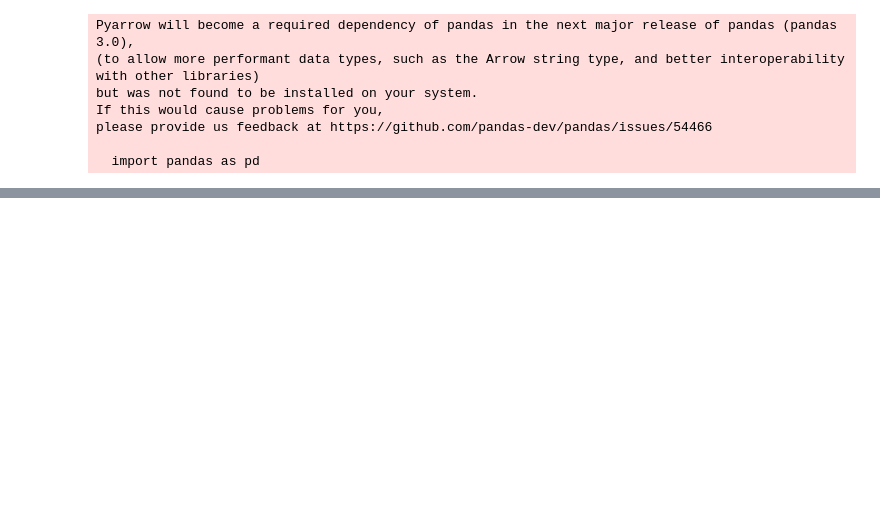
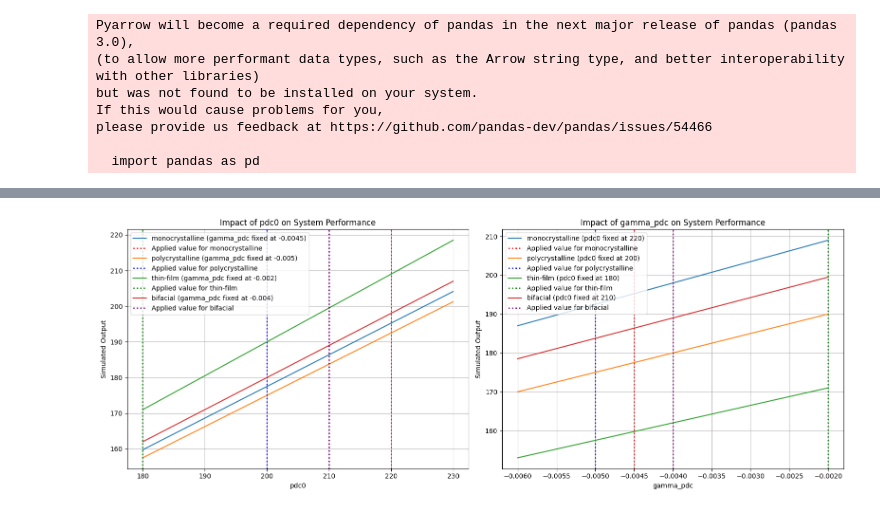
Before and after one commit to Tiburso/EnerVision, a Jupyter notebook: energy_prediction/sensitivity_analysis.ipynb, the cells around one changed output, grey strips where cells are left out. Cells and saved outputs as stored; diff of their text form; code cells hidden in the pictures; blank space fills up the shorter version.

```diff
--- a/energy_prediction/sensitivity_analysis.ipynb
+++ b/energy_prediction/sensitivity_analysis.ipynb
@@ -56,0 +98,61 @@ for module_type in module_types:
+# %%
+
+# Function to simulate system performance
+def simulate_system_performance(pdc0, gamma_pdc, panel_type, tilt, azimuth):
+    module_parameters = {'pdc0': pdc0, 'gamma_pdc': gamma_pdc}
+    mount = pvsystem.FixedMount(surface_tilt=tilt, surface_azimuth=azimuth)
+    array = pvsystem.Array(mount=mount, module_parameters=module_parameters,
+                           temperature_model_parameters=temperature.TEMPERATURE_MODEL_PARAMETERS['sapm']['open_rack_glass_polymer'],
+                           module_type=panel_type)
+    system = pvsystem.PVSystem(arrays=[array], inverter={'pdc0': 5000, 'eta_inv_nom': 0.96})
+    # Simulate output
+    simulated_output = pdc0 * (1 + gamma_pdc * 25)  # Simplified placeholder formula
+    return simulated_output
+
+# Define the range of values
+pdc0_values = np.linspace(180, 230, 50)
+gamma_pdc_values = np.linspace(-0.006, -0.002, 50)
+
+# Fixed parameters for panel types
+panel_specs = {
+    'monocrystalline': {'pdc0': 220, 'gamma_pdc': -0.0045},
+    'polycrystalline': {'pdc0': 200, 'gamma_pdc': -0.005},
+    'thin-film': {'pdc0': 180, 'gamma_pdc': -0.002},
+    'bifacial': {'pdc0': 210, 'gamma_pdc': -0.004}
+}
+
+# Sample tilt and azimuth for simulation
+sample_tilt, sample_azimuth = 30, 180
+
+# Create subplots
+fig, axes = plt.subplots(1, 2, figsize=(16, 6))
+
+# Plotting for pdc0
+for i, (ptype, specs) in enumerate(panel_specs.items()):
+    outputs = [simulate_system_performance(pdc, specs['gamma_pdc'], ptype, sample_tilt, sample_azimuth) for pdc in pdc0_values]
+    axes[0].plot(pdc0_values, outputs, label=f'{ptype} (gamma_pdc fixed at {specs["gamma_pdc"]})')
+    axes[0].axvline(x=specs['pdc0'],  linestyle=':',color = colors[i], linewidth=2, label=f'Applied value for {ptype}')
+
+axes[0].set_title('Impact of pdc0 on System Performance')
+axes[0].set_xlabel('pdc0')
+axes[0].set_ylabel('Simulated Output')
+axes[0].legend()
+axes[0].grid(True)
+
+# Plotting for gamma_pdc)
+for i, (ptype, specs) in enumerate(panel_specs.items()):
+    outputs = [simulate_system_performance(specs['pdc0'], gamma, ptype, sample_tilt, sample_azimuth) for gamma in gamma_pdc_values]
+    axes[1].plot(gamma_pdc_values, outputs, label=f'{ptype} (pdc0 fixed at {specs["pdc0"]})')
+    axes[1].axvline(x=specs['gamma_pdc'],  linestyle=':',color = colors[i], linewidth=2, label=f'Applied value for {ptype}')
+
+axes[1].set_title('Impact of gamma_pdc on System Performance')
+axes[1].set_xlabel('gamma_pdc')
+axes[1].set_ylabel('Simulated Output')
+axes[1].legend()
+axes[1].grid(True)
+
+# Show plots
+plt.tight_layout()
+plt.show()
+# %% [output]
+[figure, added]
```
Also changed, not shown: parts of 5 cells of this notebook, 5 other files.
